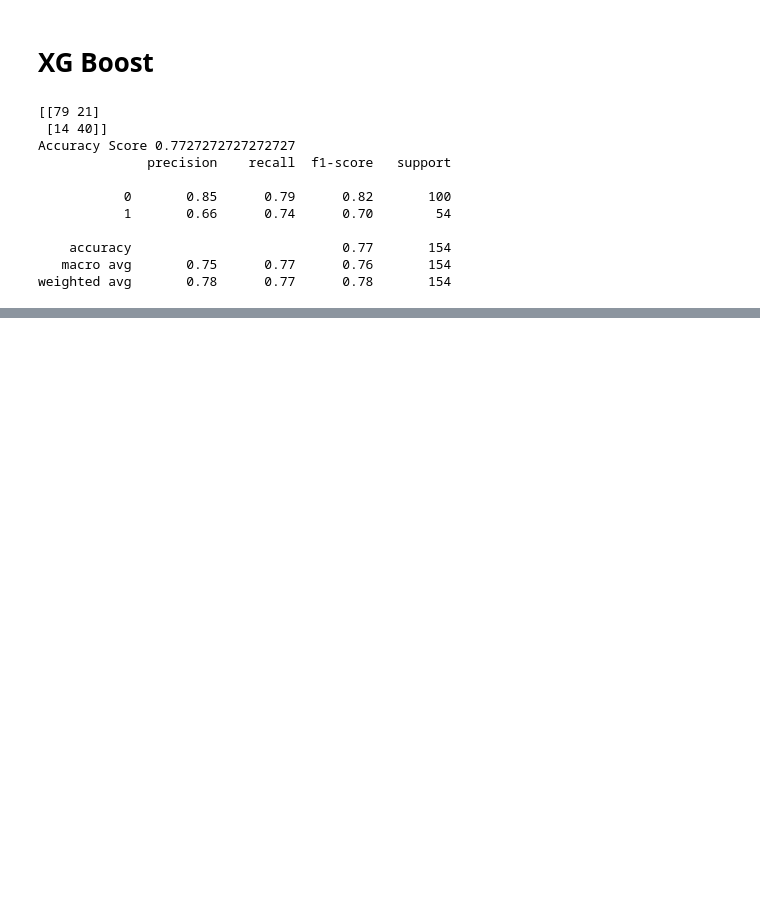
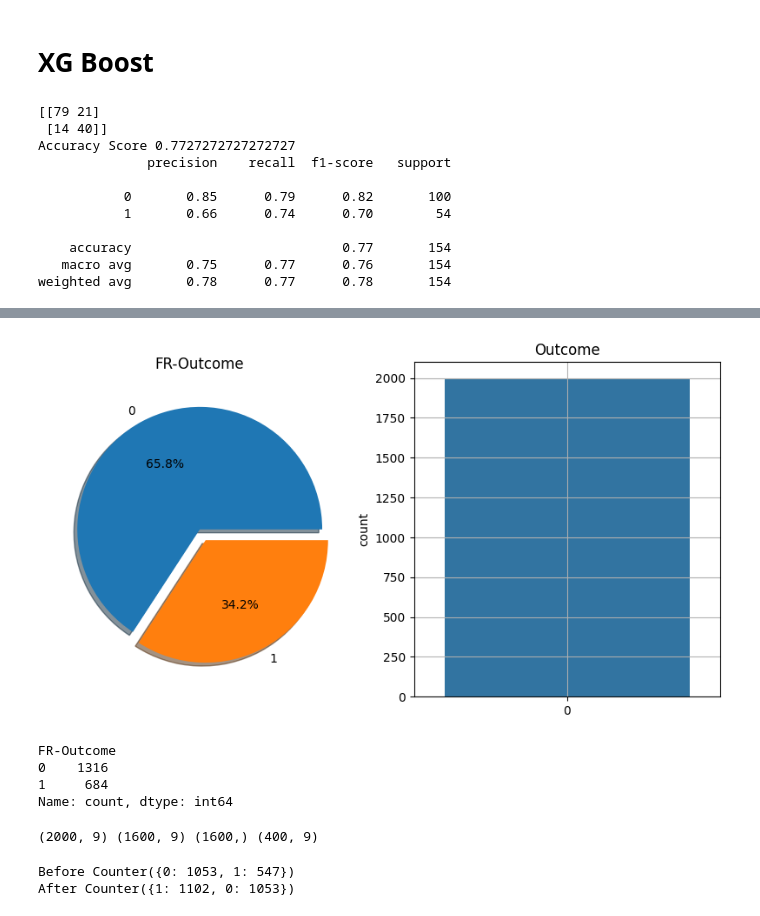
Before and after one commit to siddartha-10/programming-for-ML-assignments, a Jupyter notebook: Project/Clean_work_Only_PIMA_ADSYN.ipynb, the cells around one changed output, grey strips where cells are left out. Saved outputs shown, nothing was run; the diff lists cells and outputs as text; code cells hidden in the pictures; blank space fills up the shorter version.

```diff
--- a/Project/Clean_work_Only_PIMA_ADSYN.ipynb
+++ b/Project/Clean_work_Only_PIMA_ADSYN.ipynb
@@ -346,3 +344,5 @@ Accuracy Score 0.7727272727272727
     accuracy                           0.77       154
    macro avg       0.75      0.77      0.76       154
 weighted avg       0.78      0.77      0.78       154
+# %%
+fd = pd.read_csv("/Users/siddartha/Desktop/github/programming-for-ML-assignments/Project/frankfurt data set.csv")
@@ -348,0 +378,26 @@ weighted avg       0.78      0.77      0.78       154
+# %%
+from sklearn.impute import SimpleImputer
+imputer = SimpleImputer(strategy='most_frequent', missing_values=0)
+imputer = imputer.fit(fd[['FR-Glucose','FR-BloodPressure','FR-SkinThickness','FR-Insulin','FR-BMI']])
+fd[['FR-Glucose','FR-BloodPressure','FR-SkinThickness','FR_Insulin','FR-BMI']] = imputer.transform(fd[['FR-Glucose','FR-BloodPressure','FR-SkinThickness','FR-Insulin','FR-BMI']])
+# %%
+# outcome
+f,ax = plt.subplots(1,2, figsize=(10,5))
+fd['FR-Outcome'].value_counts().plot.pie(explode=[0,0.1],autopct='%1.1f%%', ax=ax[0],shadow=True)
+ax[0].set_title('FR-Outcome')
+ax[0].set_ylabel('')
+sns.countplot(fd['FR-Outcome'], ax=ax[1])
+ax[1].set_title('Outcome')
+N,P = fd['FR-Outcome'].value_counts()
+
+plt.grid()
+plt.show()
+# %% [output]
+[figure, added]
+# %%
+fd['FR-Outcome'].value_counts()
+# %% [output]
+FR-Outcome
+0    1316
+1     684
+Name: count, dtype: int64
@@ -348,0 +409,19 @@ weighted avg       0.78      0.77      0.78       154
+# %%
+print(X.shape, X_train.shape,y_train.shape, X_test.shape)
+# %% [output]
+(2000, 9) (1600, 9) (1600,) (400, 9)
+# %%
+from imblearn.over_sampling import ADASYN
+from collections import Counter
+
+counter  = Counter(y_train)
+print('Before',counter)
+ada = ADASYN(random_state=0,sampling_strategy='minority')
+
+X_smote, y_smote = ada.fit_resample(X_train, y_train)
+
+counter = Counter(y_smote);
+print('After',counter)
+# %% [output]
+Before Counter({0: 1053, 1: 547})
+After Counter({1: 1102, 0: 1053})
```
Also changed, not shown: parts of 13 cells of this notebook.
